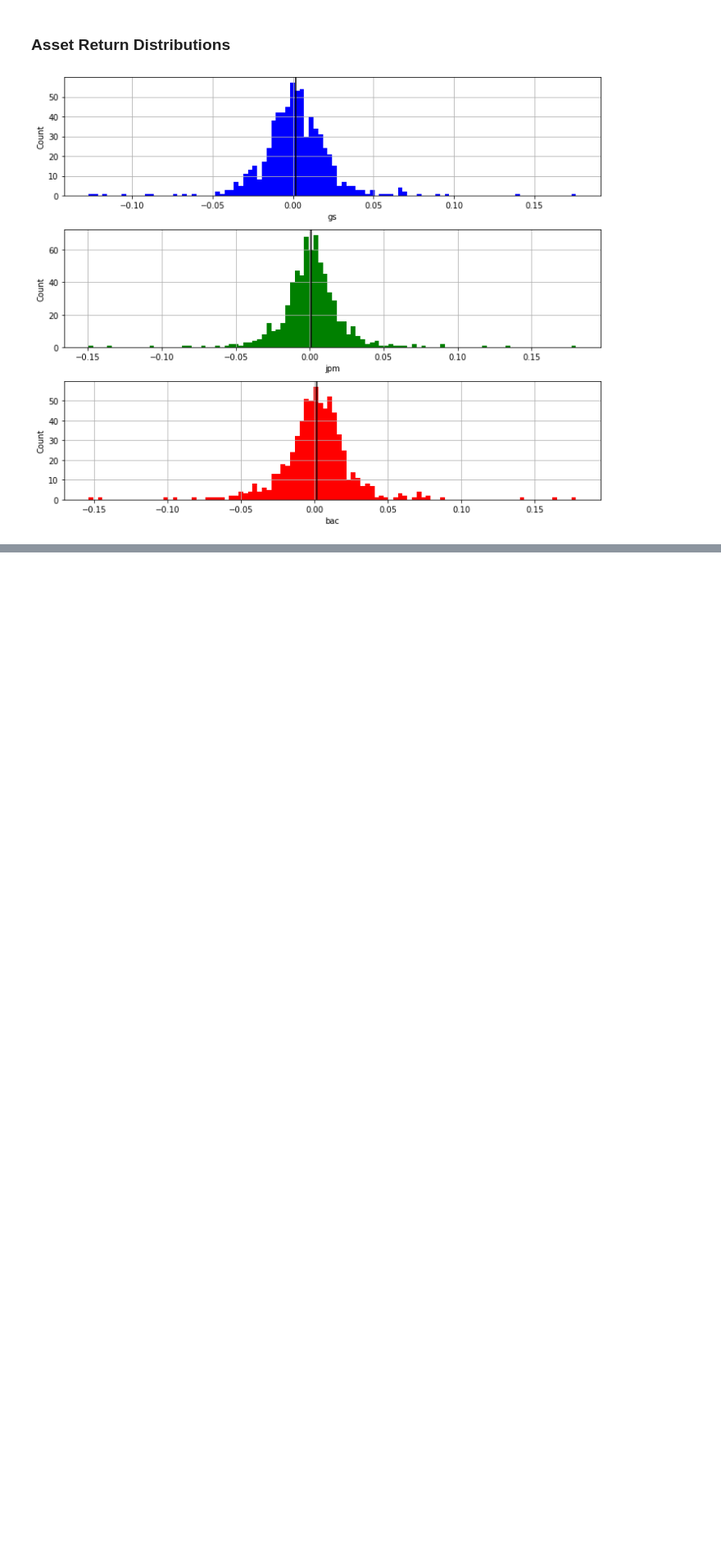
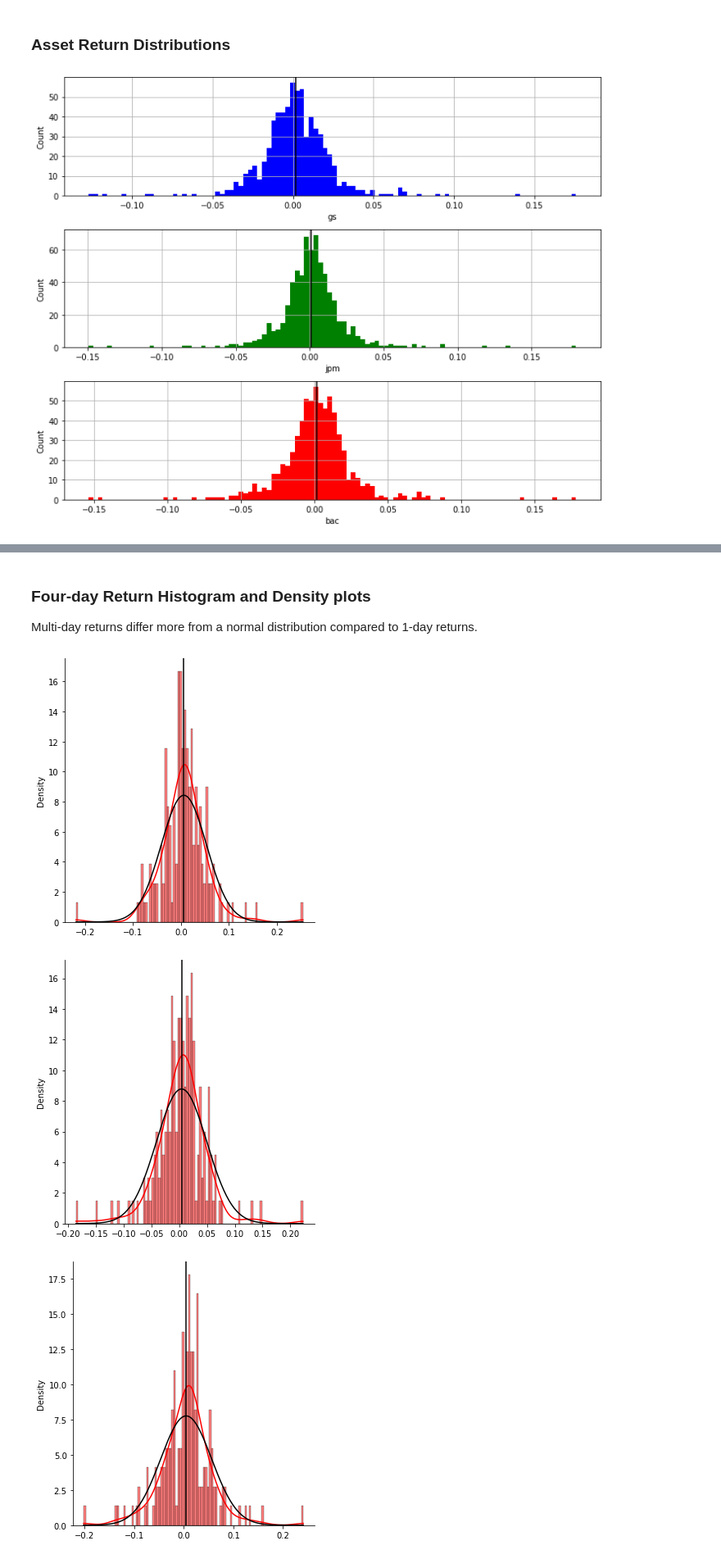
Before and after one commit to IanLKaplan/basic_finance, a Jupyter notebook: basic_finance.ipynb, the cells around one changed output, grey strips where cells are left out. Shown: that part at 82% size. Cells and saved outputs as stored; diff of their text form; code cells hidden in the pictures; blank space fills up the shorter version.

```diff
--- a/basic_finance.ipynb
+++ b/basic_finance.ipynb
@@ -418,0 +414,13 @@ print(tabulate(r_stat_df, headers=['stock', 'mean', 'stddev'], tablefmt="fancy_g
+# %% [markdown]
+<h3>
+Four-day Return Histogram and Density plots
+</h3>
+
+Multi-day returns differ more from a normal distribution compared to 1-day returns.
+# %%
+four_day_ret_df, r_stat_df = hist_and_stats(close_prices, 4)
+print(tabulate(r_stat_df, headers=['stock', 'mean', 'stddev'], tablefmt="fancy_grid"))
+# %% [output]
+[figure, added]
+[figure, added]
+[figure, added]
```
Also changed, not shown: parts of 11 cells of this notebook.
